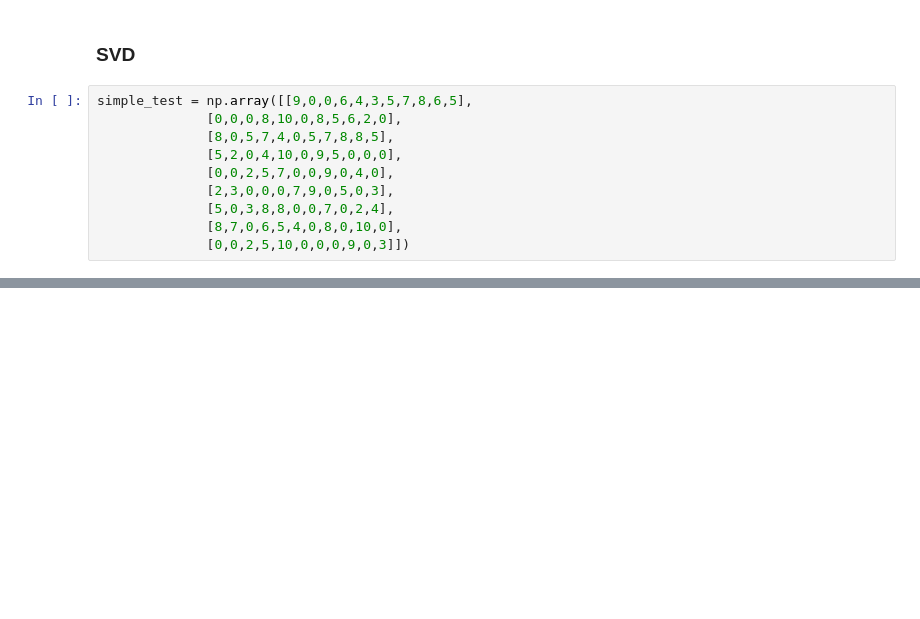
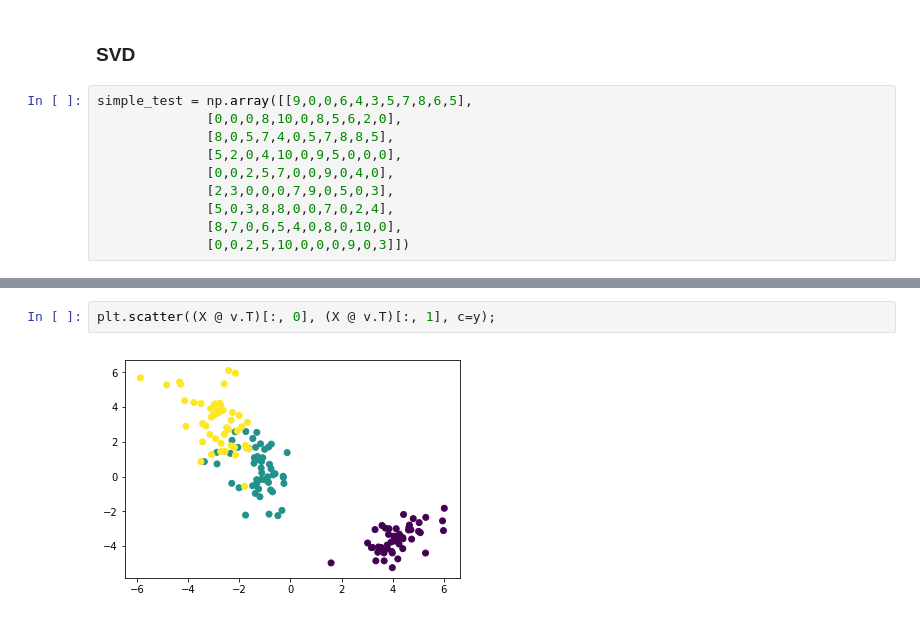
Before and after one commit to lvoursl-zz/ml-from-scratch, a Jupyter notebook: examples_unsupervised.ipynb, the cells around one changed output, grey strips where cells are left out. Cells and saved outputs as stored; diff of their text form; blank space fills up the shorter version.

```diff
--- a/examples_unsupervised.ipynb
+++ b/examples_unsupervised.ipynb
@@ -47,0 +91,4 @@ np.sum((u @ v - simple_test)**2)
+# %%
+plt.scatter((X @ v.T)[:, 0], (X @ v.T)[:, 1], c=y);
+# %% [output]
+[figure, added]
```
Also changed, not shown: parts of 16 cells of this notebook.
